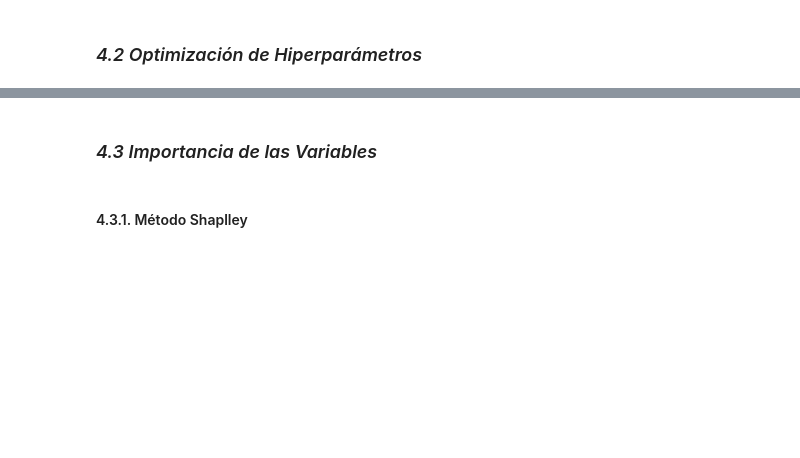
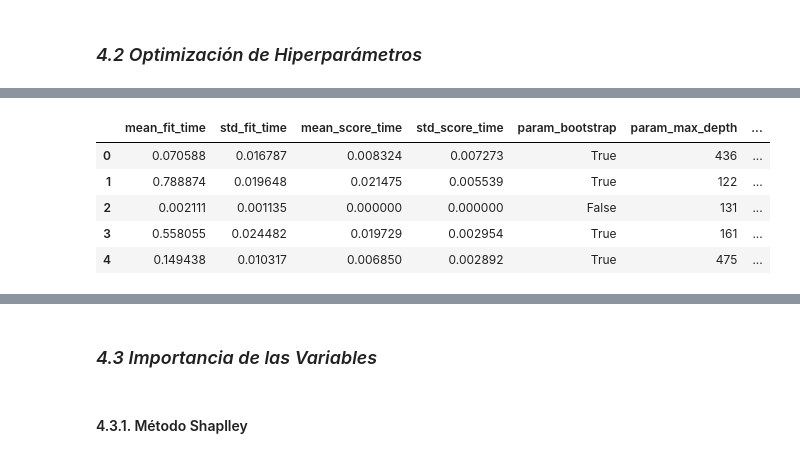
Before and after one commit to ecdiazl/capstone-project, a Jupyter notebook: Random Forest/Capstone - RandomForest v1(payload con Lasso).ipynb, the cells around one changed output, grey strips where cells are left out. Cells and saved outputs as stored; diff of their text form; code cells hidden in the pictures; blank space fills up the shorter version.

```diff
--- a/Random Forest/Capstone - RandomForest v1(payload con Lasso).ipynb
+++ b/Random Forest/Capstone - RandomForest v1(payload con Lasso).ipynb
@@ -381,0 +378,10 @@ test_r2, test_mse, test_rmse
+# %%
+results_df = pd.DataFrame(random_search_tree.cv_results_)
+results_df.head()
+# %% [output]
+|  | mean_fit_time | std_fit_time | mean_score_time | std_score_time | param_bootstrap | param_max_depth | ... |
+| 0 | 0.070588 | 0.016787 | 0.008324 | 0.007273 | True | 436 | ... |
+| 1 | 0.788874 | 0.019648 | 0.021475 | 0.005539 | True | 122 | ... |
+| 2 | 0.002111 | 0.001135 | 0.000000 | 0.000000 | False | 131 | ... |
+| 3 | 0.558055 | 0.024482 | 0.019729 | 0.002954 | True | 161 | ... |
+| 4 | 0.149438 | 0.010317 | 0.006850 | 0.002892 | True | 475 | ... |
```
Also changed, not shown: parts of 17 cells of this notebook, 24 other files.
